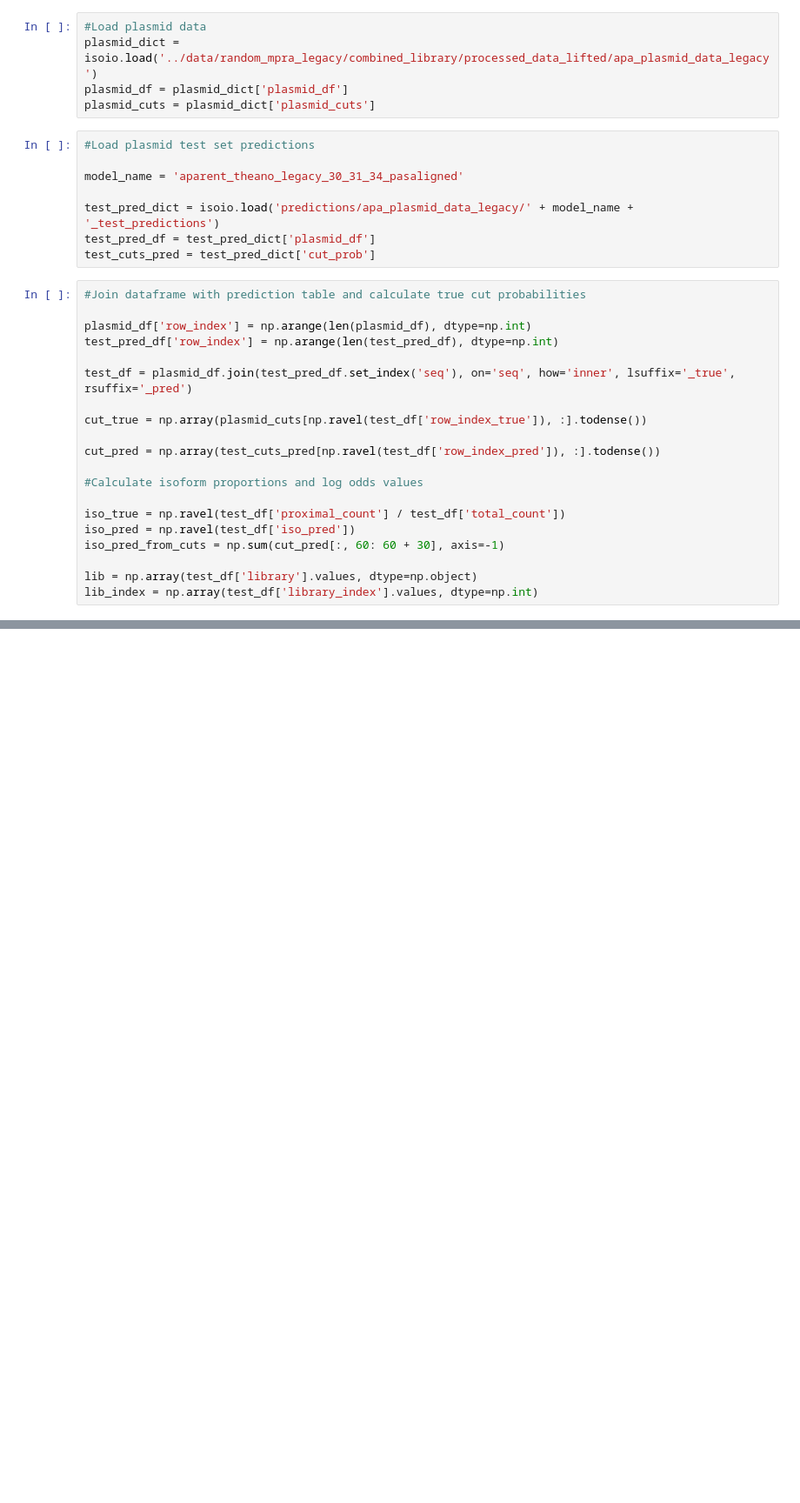
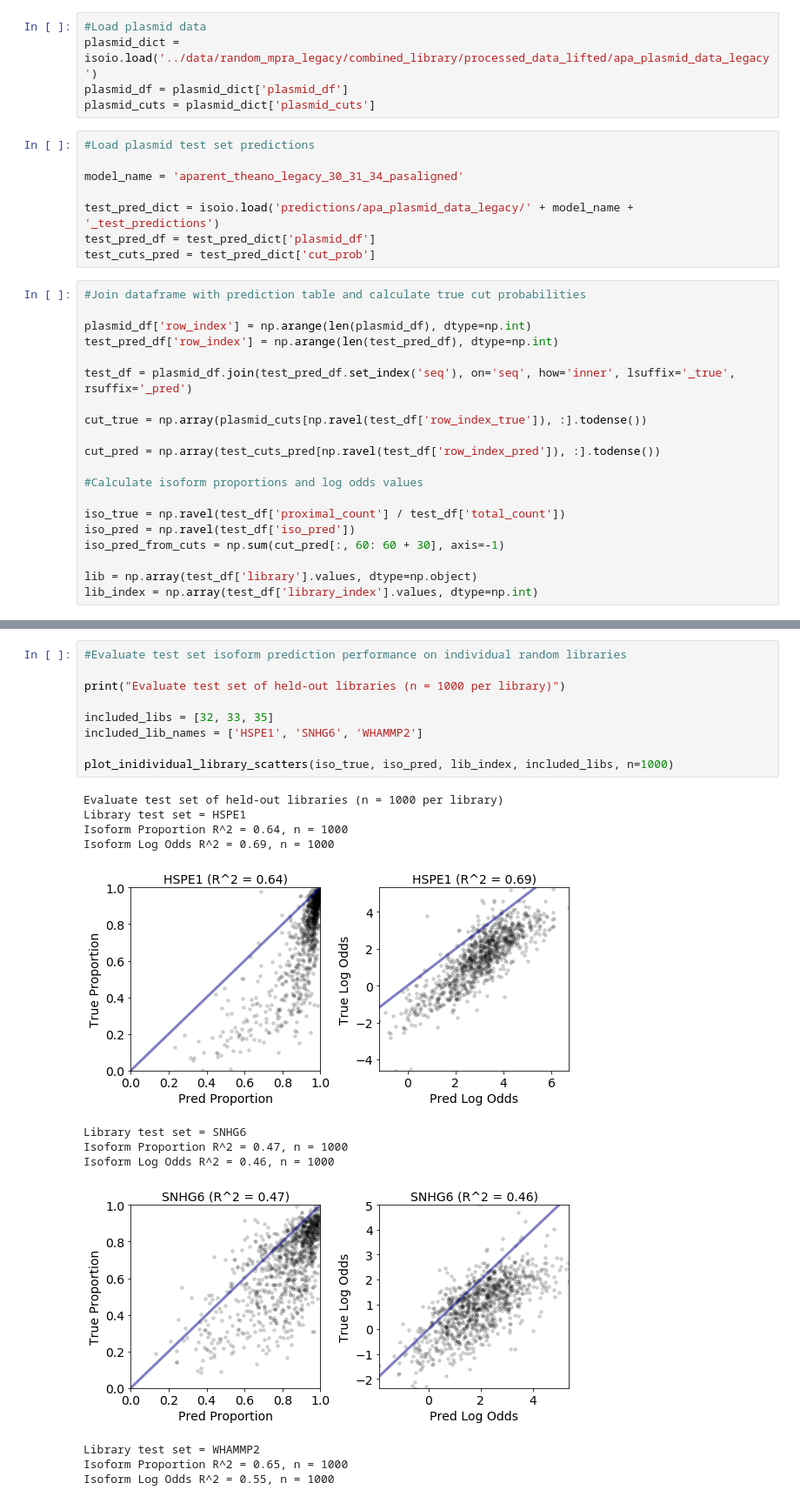
Before and after one commit to johli/aparent, a Jupyter notebook: analysis/evaluate_aparent_random_mpra_legacy.ipynb, the cells around one changed output, grey strips where cells are left out. Shown at 87% size. Cells and saved outputs as stored; diff of their text form; blank space fills up the shorter version.

Commit message:
Cleaned Random MPRA analysis script.

```diff
--- a/analysis/evaluate_aparent_random_mpra_legacy.ipynb
+++ b/analysis/evaluate_aparent_random_mpra_legacy.ipynb
@@ -217 +219,23 @@ Isoform Log Odds R^2 = 0.81, n = 8287
 ... (12 outputs left out)
+# %%
+#Evaluate test set isoform prediction performance on individual random libraries
+
+print("Evaluate test set of held-out libraries (n = 1000 per library)")
+
+included_libs = [32, 33, 35]
+included_lib_names = ['HSPE1', 'SNHG6', 'WHAMMP2']
+
+plot_inidividual_library_scatters(iso_true, iso_pred, lib_index, included_libs, n=1000)
+# %% [output]
+Evaluate test set of held-out libraries (n = 1000 per library)
+Library test set = HSPE1
+Isoform Proportion R^2 = 0.64, n = 1000
+Isoform Log Odds R^2 = 0.69, n = 1000
+[figure, added]
+Library test set = SNHG6
+Isoform Proportion R^2 = 0.47, n = 1000
+Isoform Log Odds R^2 = 0.46, n = 1000
+[figure, added]
+Library test set = WHAMMP2
+Isoform Proportion R^2 = 0.65, n = 1000
+Isoform Log Odds R^2 = 0.55, n = 1000
```
Also changed, not shown: parts of 8 cells of this notebook, 4 other files.
